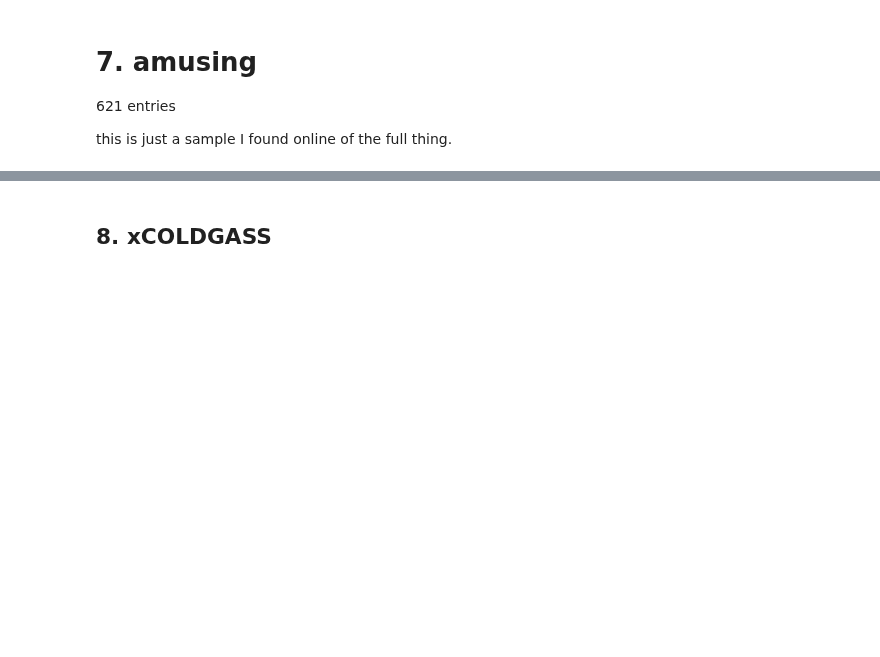
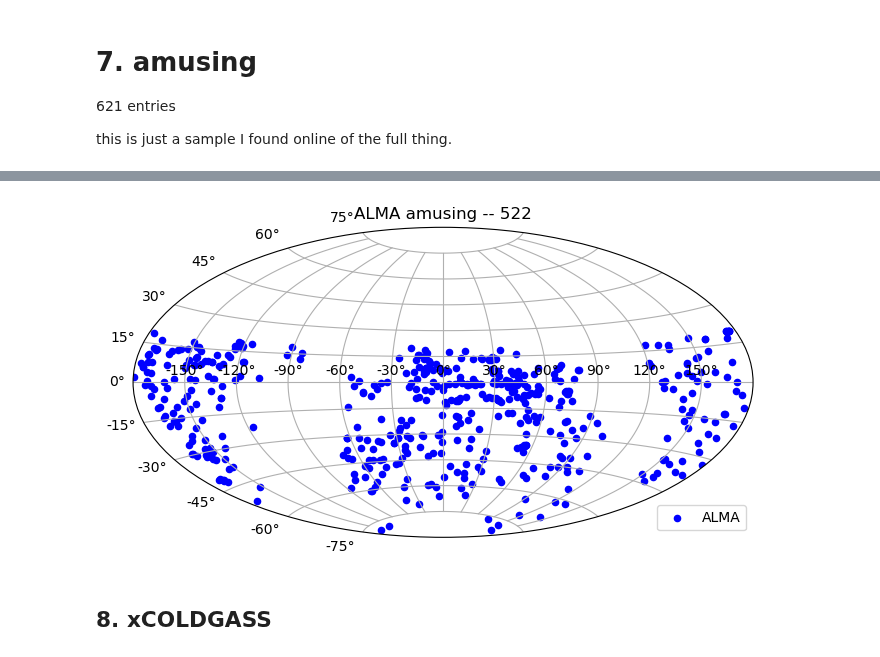
Before and after one commit to teuben/GBT-EDGE-HI, a Jupyter notebook: gals/hi_surveys.ipynb, the cells around one changed output, grey strips where cells are left out. Cells and saved outputs as stored; diff of their text form; code cells hidden in the pictures; blank space fills up the shorter version.

```diff
--- a/gals/hi_surveys.ipynb
+++ b/gals/hi_surveys.ipynb
@@ -1282,0 +1269,4 @@ QTable length=621
+# %%
+t7a = QTable.read('ALMAcycle10_clustered-lastMay04.csv')
+t7a_c = SkyCoord(t7a["RA"] * u.deg, t7a["DEC"] * u.deg)
+t7a.keys()
@@ -1283,3 +1313,17 @@ QTable length=621
+# %%
+plt.figure(figsize=(8, 4.2))
+ax = plt.subplot(111, projection="aitoff")
+ax.grid(True)
+
+coords = t7a_c
+ra_rad = coords.ra.wrap_at(180 * u.deg).radian
+dec_rad = coords.dec.radian
+cnt = len(coords)
+ax.scatter(ra_rad, dec_rad, color='blue', s=20, label='ALMA')
+ax.legend(loc="lower right")
+ax.set_title(f'ALMA amusing -- {cnt}');
+# %% [output]
+[figure, added]
 # %% [markdown]
 ## 8. xCOLDGASS
 # %%
```
Also changed, not shown: parts of 33 cells of this notebook.
